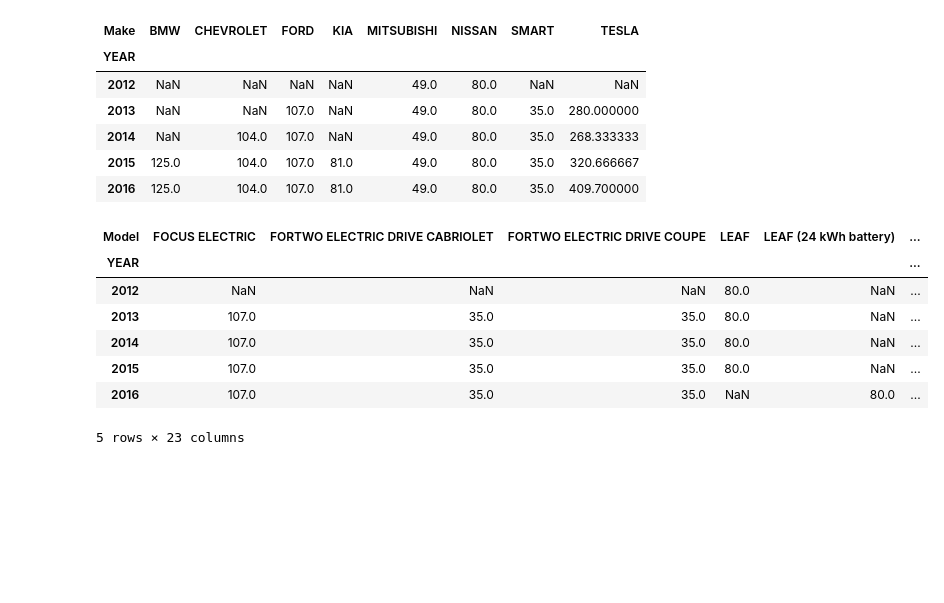
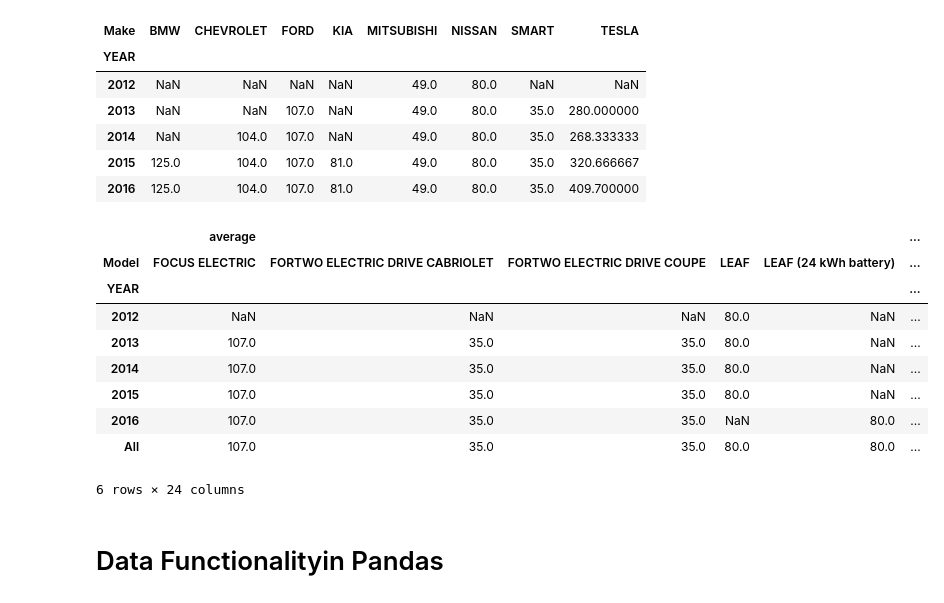
Before and after one commit to b117014/Python_programm, a Jupyter notebook: data-science/pandas/Series/pandas-2.ipynb, the cells around one changed output. Cells and saved outputs as stored; diff of their text form; code cells hidden in the pictures; blank space fills up the shorter version.

```diff
--- a/data-science/pandas/Series/pandas-2.ipynb
+++ b/data-science/pandas/Series/pandas-2.ipynb
@@ -590,8 +590,9 @@ df.pivot_table(values='(kW)', index='YEAR', columns='Make', aggfunc=np.mean)
 | 2015 | 125.0 | 104.0 | 107.0 | 81.0 | 49.0 | 80.0 | 35.0 | 320.666667 |
 | 2016 | 125.0 | 104.0 | 107.0 | 81.0 | 49.0 | 80.0 | 35.0 | 409.700000 |
 # %%
-df.pivot_table(values='(kW)', columns='Model' ,index='YEAR',ar)
+df.pivot_table(values='(kW)', columns='Model' ,index='YEAR',aggfunc=[np.average],margins=True)
 # %% [output]
+|  | average |  |  |  |  | ... |
 | Model | FOCUS ELECTRIC | FORTWO ELECTRIC DRIVE CABRIOLET | FORTWO ELECTRIC DRIVE COUPE | LEAF | LEAF (24 kWh battery) | ... |
 | YEAR |  |  |  |  |  | ... |
 | 2012 | NaN | NaN | NaN | 80.0 | NaN | ... |
@@ -599,4 +600,7 @@ df.pivot_table(values='(kW)', columns='Model' ,index='YEAR',ar)
 | 2014 | 107.0 | 35.0 | 35.0 | 80.0 | NaN | ... |
 | 2015 | 107.0 | 35.0 | 35.0 | 80.0 | NaN | ... |
 | 2016 | 107.0 | 35.0 | 35.0 | NaN | 80.0 | ... |
+| All | 107.0 | 35.0 | 35.0 | 80.0 | 80.0 | ... |
-5 rows × 23 columns
+6 rows × 24 columns
+# %% [markdown]
+# Data Functionalityin Pandas
```
Also changed, not shown: parts of 2 cells of this notebook.
